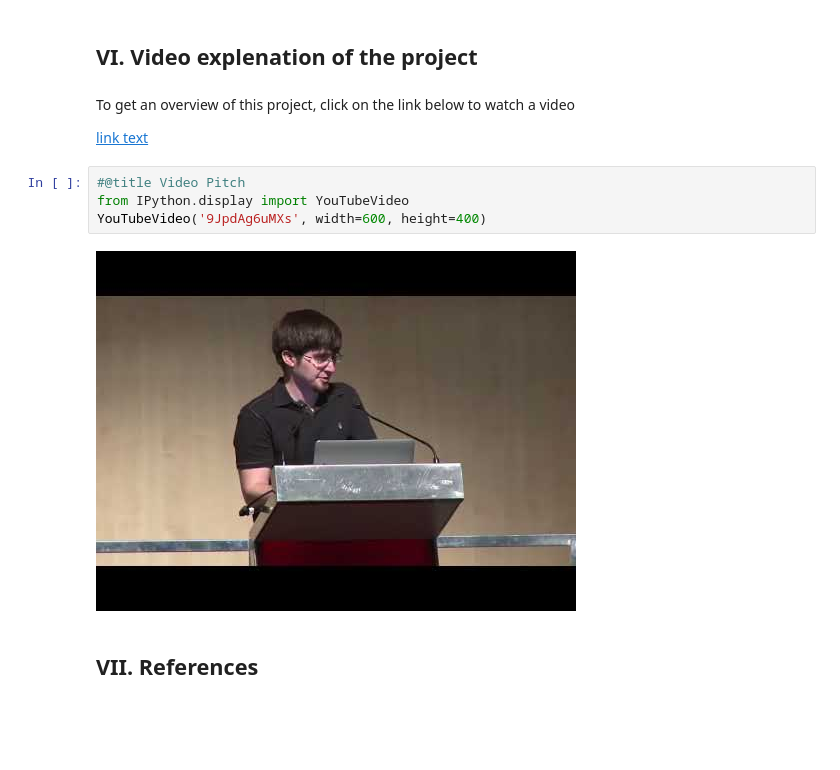
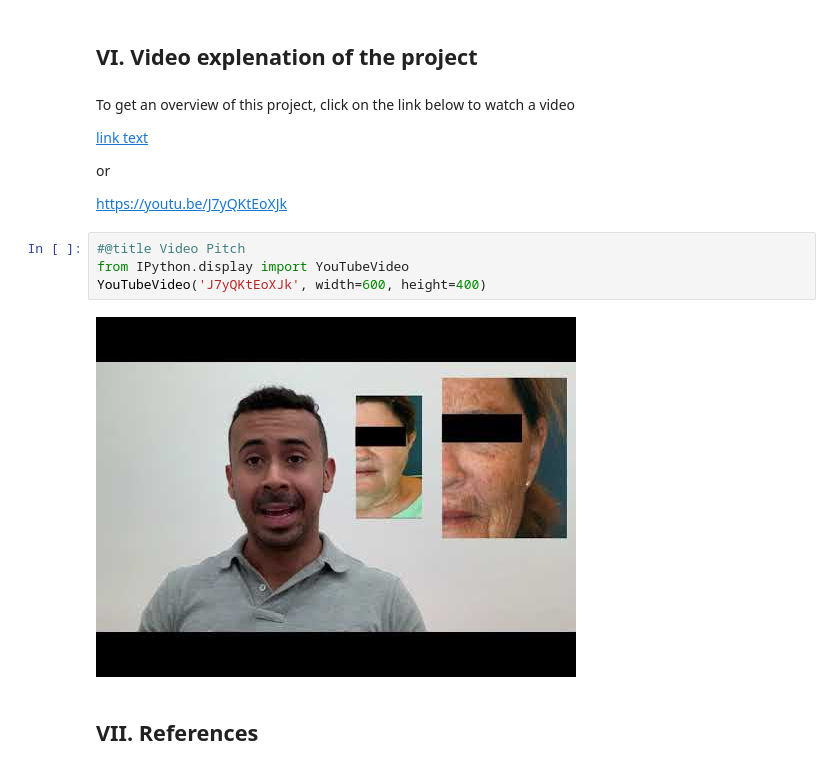
Before and after one commit to carloscarvajal1cc/2019_ML_A3, a Jupyter notebook: TheCigarettesProject.ipynb, the cells around one changed output. Saved outputs shown, nothing was run; the diff lists cells and outputs as text; blank space fills up the shorter version.

```diff
--- a/TheCigarettesProject.ipynb
+++ b/TheCigarettesProject.ipynb
@@ -194,13 +196,17 @@ For the execution of the project, it is required the following team members:
 # %% [markdown]
 To get an overview of this project, click on the link below to watch a video
 
-[link text](https://)
+[link text](https://youtu.be/J7yQKtEoXJk)
+
+or
+
+https://youtu.be/J7yQKtEoXJk
 # %%
 #@title Video Pitch
 from IPython.display import YouTubeVideo
-YouTubeVideo('9JpdAg6uMXs', width=600, height=400)
+YouTubeVideo('J7yQKtEoXJk', width=600, height=400)
 # %% [output]
-[figure, old version]
+[figure, new version]
 # %% [markdown]
 ## VII. References
 # %% [markdown]
```
Also changed, not shown: parts of 3 cells of this notebook.
